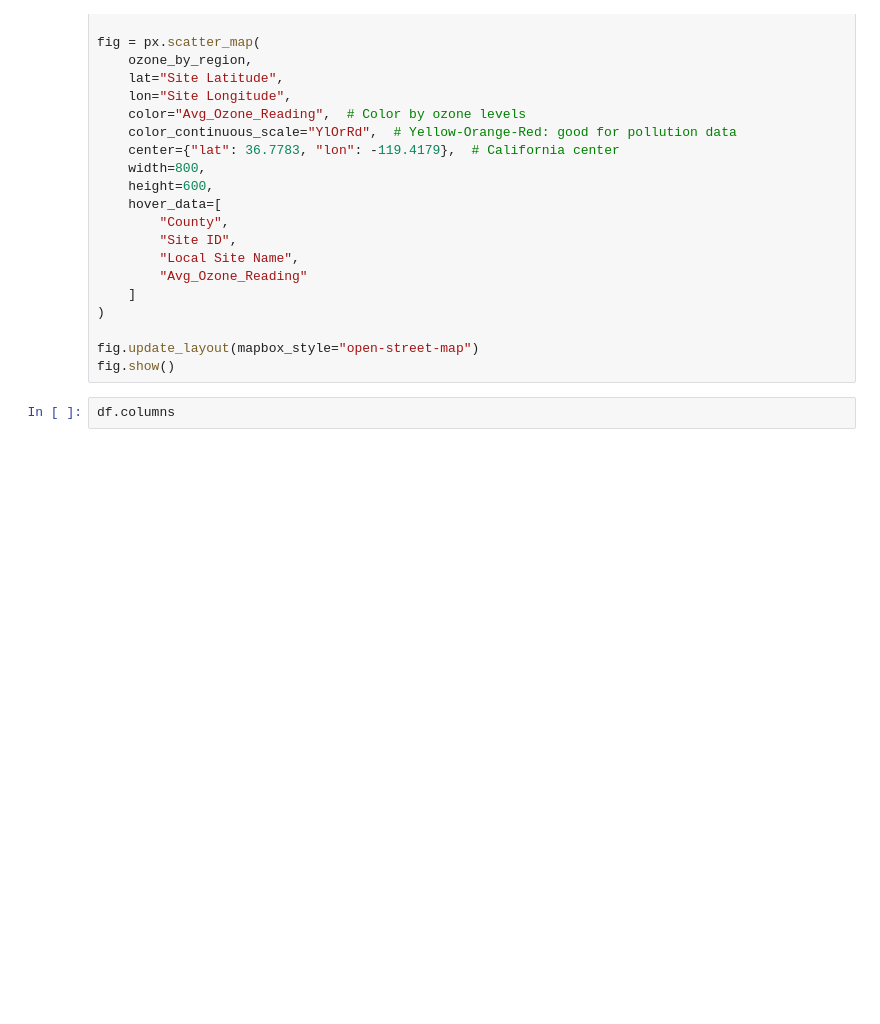
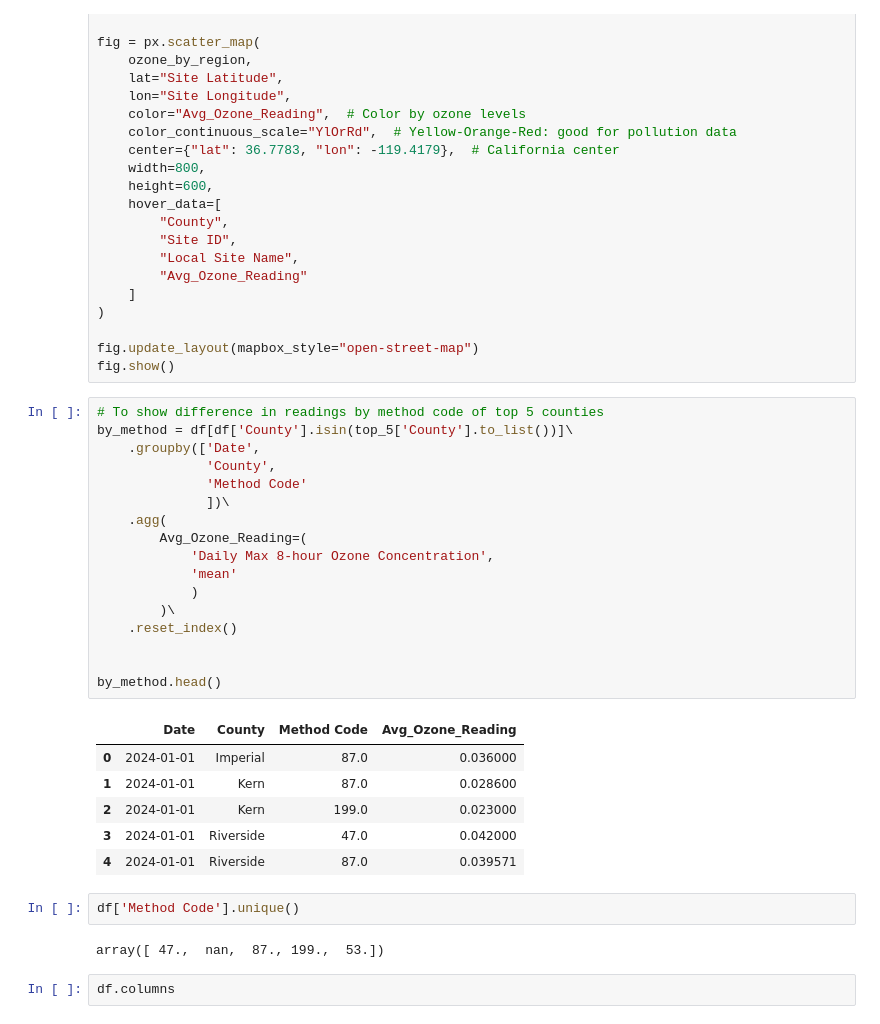
Before and after one commit to imanadeko/Analyzing-Ozone-Pollution-Trends-Across-California, a Jupyter notebook: notebook.ipynb, the cells around one changed output. Cells and saved outputs as stored; diff of their text form; blank space fills up the shorter version.

```diff
--- a/notebook.ipynb
+++ b/notebook.ipynb
@@ -210,6 +210,34 @@ fig = px.scatter_map(
 
 fig.update_layout(mapbox_style="open-street-map")
 fig.show()
+# %%
+# To show difference in readings by method code of top 5 counties
+by_method = df[df['County'].isin(top_5['County'].to_list())]\
+    .groupby(['Date',
+              'County',
+              'Method Code'
+              ])\
+    .agg(
+        Avg_Ozone_Reading=(
+            'Daily Max 8-hour Ozone Concentration',
+            'mean'
+            )
+        )\
+    .reset_index()
+
+
+by_method.head()
+# %% [output]
+|  | Date | County | Method Code | Avg_Ozone_Reading |
+| 0 | 2024-01-01 | Imperial | 87.0 | 0.036000 |
+| 1 | 2024-01-01 | Kern | 87.0 | 0.028600 |
+| 2 | 2024-01-01 | Kern | 199.0 | 0.023000 |
+| 3 | 2024-01-01 | Riverside | 47.0 | 0.042000 |
+| 4 | 2024-01-01 | Riverside | 87.0 | 0.039571 |
+# %%
+df['Method Code'].unique()
+# %% [output]
+array([ 47.,  nan,  87., 199.,  53.])
 # %%
 df.columns
 # %% [output]
```
